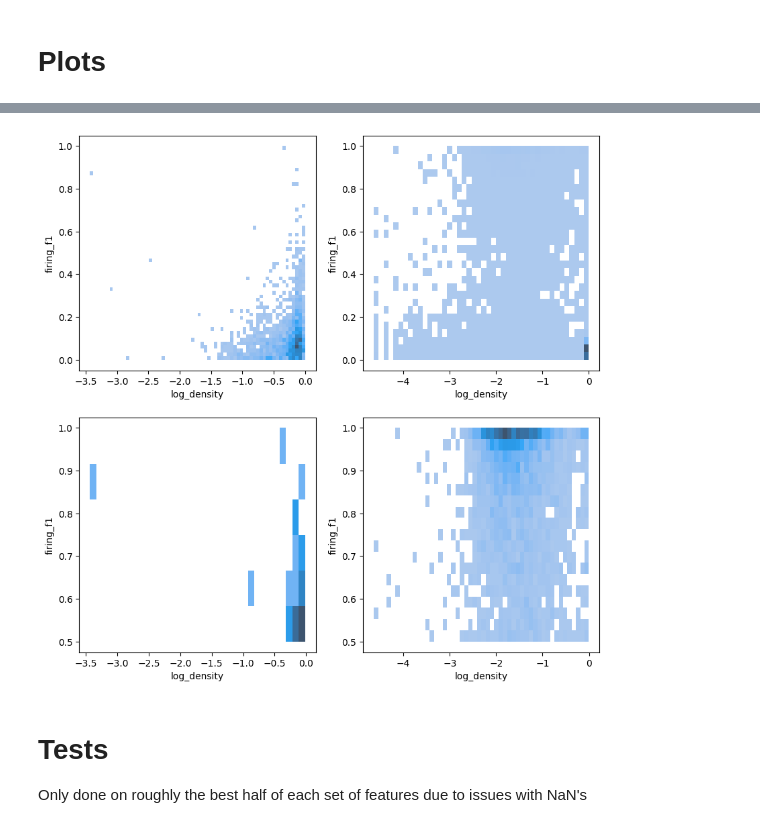
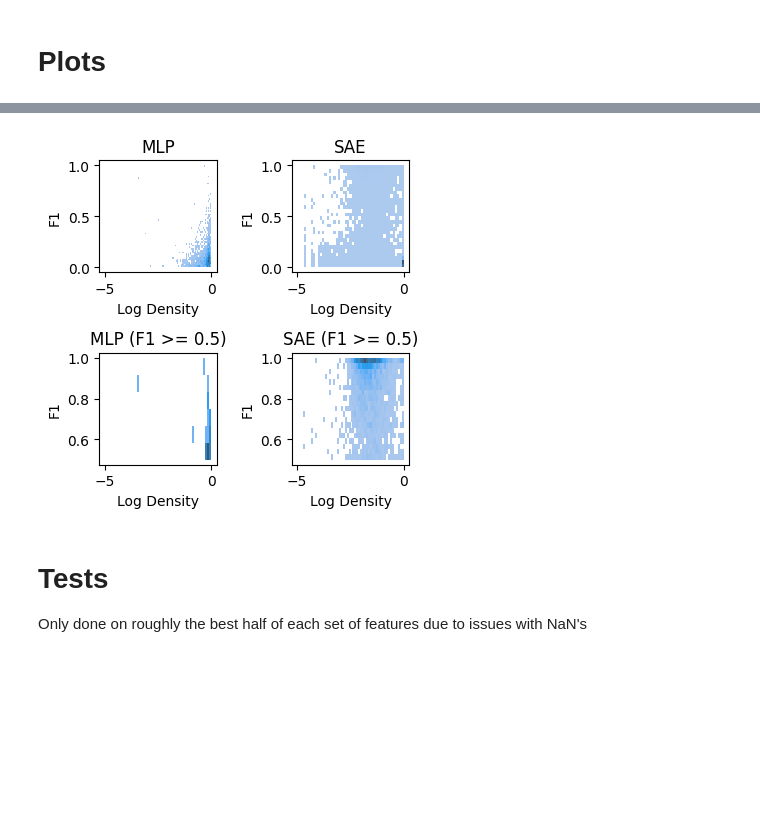
Before and after one commit to albertsgarde/thesis, a Jupyter notebook: sandbox/bootstrap.ipynb, the cells around one changed output, grey strips where cells are left out. Saved outputs shown, nothing was run; the diff lists cells and outputs as text; code cells hidden in the pictures; blank space fills up the shorter version.

```diff
--- a/sandbox/bootstrap.ipynb
+++ b/sandbox/bootstrap.ipynb
@@ -173,3 +177,6 @@ MLP firing F1 score mean: 0.11152450756423117
 SAE firing F1 score mean: 0.2556508109037088
 # %% [markdown]
 # Plots
+# %%
+figure_path = Path("../report/images/figures")
+assert figure_path.exists()
@@ -191,14 +204,0 @@ plt.show()
-# %%
-fig, axes = plt.subplots(1, 3, figsize=(15, 4))
-
-plot_info = [("firing_recall", "Recall"), ("firing_precision", "Precision"), ("firing_f1", "F1-score")]
-for ax, (column, title) in zip(axes, plot_info, strict=True):
-    sns.histplot(
-        data=notnull_df, x=column, hue="group", bins=20, weights=1 / notnull_df["group"].map(notnull_counts), ax=ax
-    )
-    ax.set_xlabel(title)
-    ax.set_ylabel("Density")
-    ax.set_title(f"Distribution of {title}")
-
-
-plt.show()
@@ -229,11 +362,58 @@ sns.histplot(data=good_df[good_df["group"].eq("sae")], x="log_density", binrange
 # %%
-fig, axes = plt.subplots(2, 2, figsize=(10, 10))
+plots = [
+    Plot(
+        lambda ax: sns.histplot(
+            data=notnull_df[notnull_df["group"].eq("mlp")],
+            x="log_density",
+            y="firing_f1",
+            binrange=((-5, 0), (0, 1)),
+            ax=ax,
+        ),
+        "MLP",
+        "Log Density",
+        "F1",
+        "density_f1_mlp",
+    ),
+    Plot(
+        lambda ax: sns.histplot(
+            data=notnull_df[notnull_df["group"].eq("sae")],
+            x="log_density",
+            y="firing_f1",
+            binrange=((-5, 0), (0, 1)),
+            ax=ax,
+        ),
+        "SAE",
+        "Log Density",
+        "F1",
+        "density_f1_sae",
+    ),
+    Plot(
+        lambda ax: sns.histplot(
+            data=good_df[good_df["group"].eq("mlp")],
+            x="log_density",
+            y="firing_f1",
+            binrange=((-5, 0), (0.5, 1)),
+            ax=ax,
+        ),
+        "MLP (F1 >= 0.5)",
+        "Log Density",
+        "F1",
+        "density_f1_mlp_good",
+    ),
+    Plot(
+        lambda ax: sns.histplot(
+            data=good_df[good_df["group"].eq("sae")],
+            x="log_density",
+            y="firing_f1",
+            binrange=((-5, 0), (0.5, 1)),
+            ax=ax,
+        ),
+        "SAE (F1 >= 0.5)",
+        "Log Density",
+        "F1",
+        "density_f1_sae_good",
+    ),
+]
 
-print(len(good_df[good_df["group"].eq("sae")]))
-
-sns.histplot(data=notnull_df[notnull_df["group"].eq("mlp")], x="log_density", y="firing_f1", ax=axes[0][0])
-sns.histplot(data=notnull_df[notnull_df["group"].eq("sae")], x="log_density", y="firing_f1", ax=axes[0][1])
-
-sns.histplot(data=good_df[good_df["group"].eq("mlp")], x="log_density", y="firing_f1", ax=axes[1][0])
-sns.histplot(data=good_df[good_df["group"].eq("sae")], x="log_density", y="firing_f1", ax=axes[1][1])
+plot_all(plots, figsize=(2, 2), save=figure_path, show=(2, 2))
 # %% [output]
@@ -242,4 +420,4 @@ sns.histplot(data=good_df[good_df["group"].eq("sae")], x="log_density", y="firin
-[figure, old version]
+[figure, new version]
 # %% [markdown]
 # Tests
 Only done on roughly the best half of each set of features due to issues with NaN's
```
Also changed, not shown: parts of 14 cells of this notebook, 2 other files.
